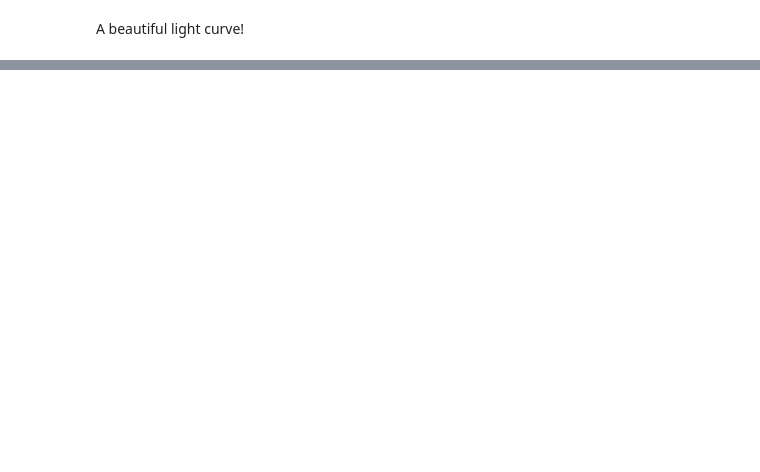
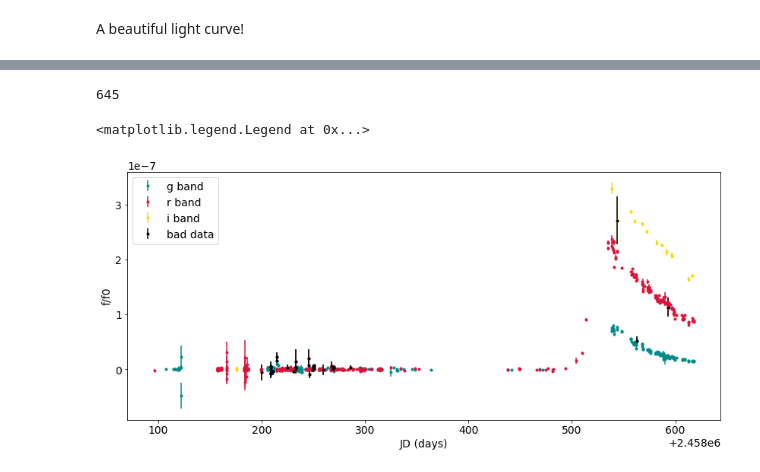
Before and after one commit to yaoyuhan/ForcePhotZTF, a Jupyter notebook: demo.ipynb, the cells around one changed output, grey strips where cells are left out. Cells and saved outputs as stored; diff of their text form; code cells hidden in the pictures; blank space fills up the shorter version.

```diff
--- a/demo.ipynb
+++ b/demo.ipynb
@@ -228,0 +275,36 @@ A beautiful light curve!
+# %%
+np.sum(ix31)
+# %% [output]
+645
+# %%
+infobitssci3 = np.zeros(len(mylc))
+infobitssci3[ix31] = ipaclc['infobitssci'].values
+mylc['infobitssci'] = infobitssci3
+# %%
+scisigpix3 = np.zeros(len(mylc))
+scisigpix3[ix31] = ipaclc['scisigpix'].values
+mylc['scisigpix'] = scisigpix3
+# %%
+ixg = mylc["filterid"].values==1
+ixr = mylc["filterid"].values==2
+ixi = mylc["filterid"].values==3
+ixk = np.any([mylc["infobitssci"].values!=0,
+              mylc["scisigpix"].values>25,
+              mylc["seeing"].values>4.5], axis=0)
+# %%
+time = mylc["jdobs"].values
+flux = mylc["Fratio"].values
+flux_unc = mylc["Fratio_unc"].values
+# %%
+
+plt.figure(figsize=(14, 6))
+plt.errorbar(time[ixg], flux[ixg], flux_unc[ixg], fmt=".", color="darkcyan", label="g band")
+plt.errorbar(time[ixr], flux[ixr], flux_unc[ixr], fmt=".", color="crimson", label="r band")
+plt.errorbar(time[ixi], flux[ixi], flux_unc[ixi], fmt=".", color="gold", label="i band")
+plt.errorbar(time[ixk], flux[ixk], flux_unc[ixk], fmt=".", color="k", label="bad data")
+plt.xlabel('JD (days)')
+plt.ylabel('f/f0')
+plt.legend()
+# %% [output]
+<matplotlib.legend.Legend at 0x...>
+[figure, added]
```
Also changed, not shown: parts of 23 cells of this notebook, 1 other file.
